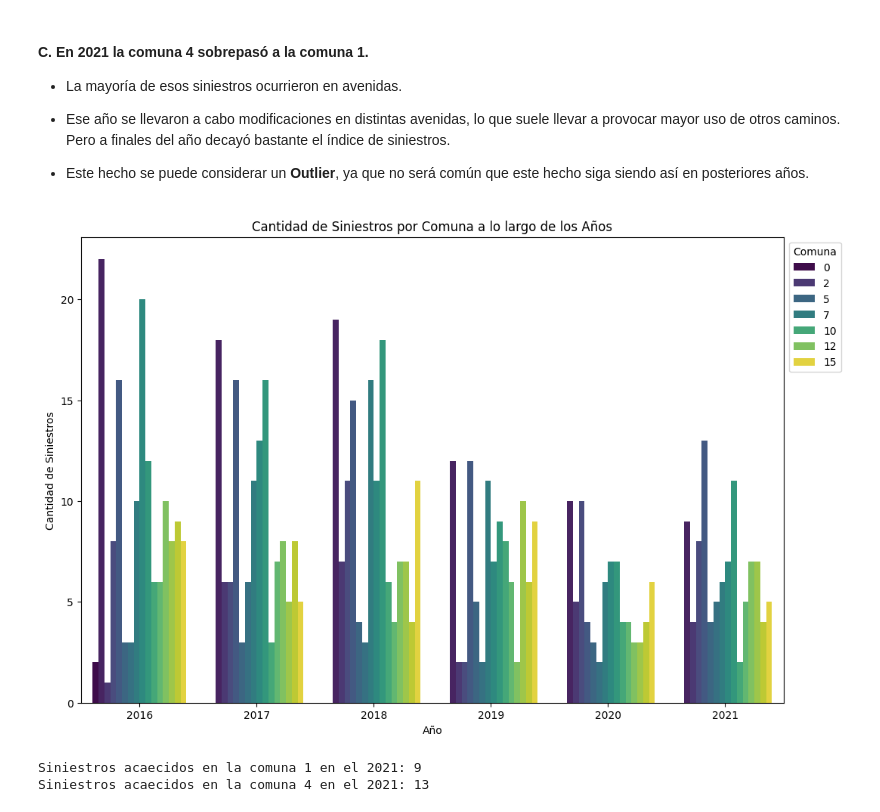
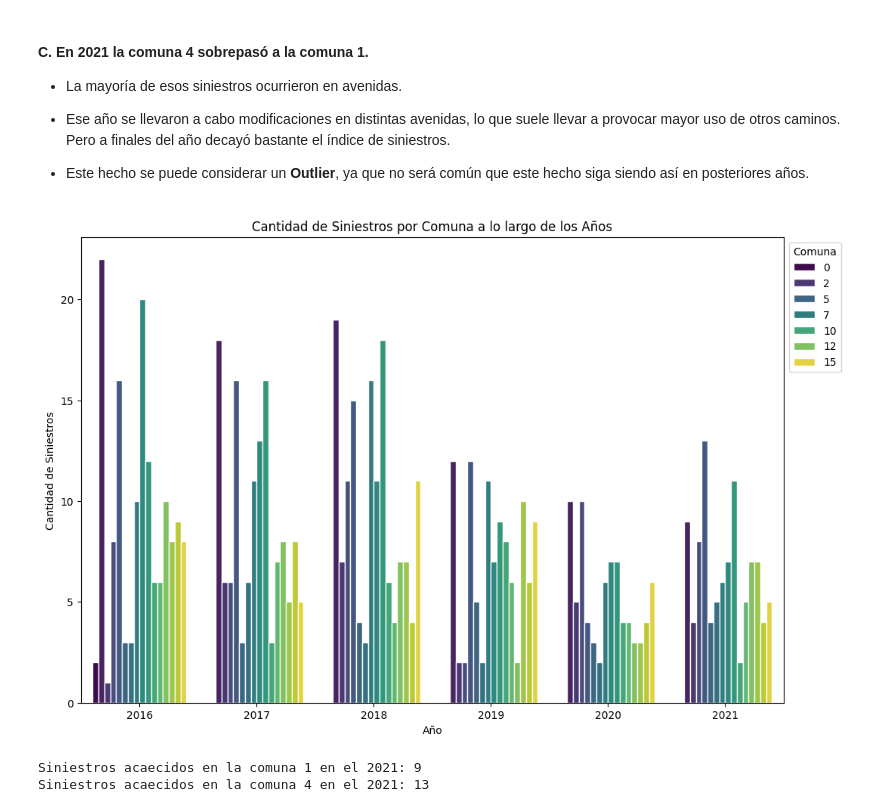
Before and after one commit to DJChincuini/Data-Analysis---Chincuini, a Jupyter notebook: EDA - Homicidios.ipynb, the cells around one changed output. Drawn from its saved outputs; the diff is of its cells as text; code cells hidden in the pictures.

```diff
--- a/EDA.ipynb
+++ b/EDA - Homicidios.ipynb
@@ -321,15 +321,15 @@ plt.show()
 # %%
 siniestros = hechos.groupby(['AAAA', 'COMUNA']).size().reset_index(name='CANTIDAD_SINIESTROS')
 
 plt.figure(figsize=(12, 8))
-sns.barplot(x='AAAA', y='CANTIDAD_SINIESTROS', data=siniestros, hue='COMUNA', palette='viridis')
+sns.barplot(x='AAAA', y='CANTIDAD_SINIESTROS', data=siniestros, hue='COMUNA', palette='viridis', edgecolor='white')
 plt.title('Cantidad de Siniestros por Comuna a lo largo de los Años')
 plt.xlabel('Año')
 plt.ylabel('Cantidad de Siniestros')
 plt.legend(title='Comuna', loc='upper left', bbox_to_anchor=(1, 1))
 plt.show()
 # %% [output]
-[figure, old version]
+[figure, new version]
 # %%
 com4 = ((hechos['AAAA'] == 2021) & (hechos['COMUNA'] == 4)).sum()
 
```
Also changed, not shown: parts of 1 cell of this notebook.
